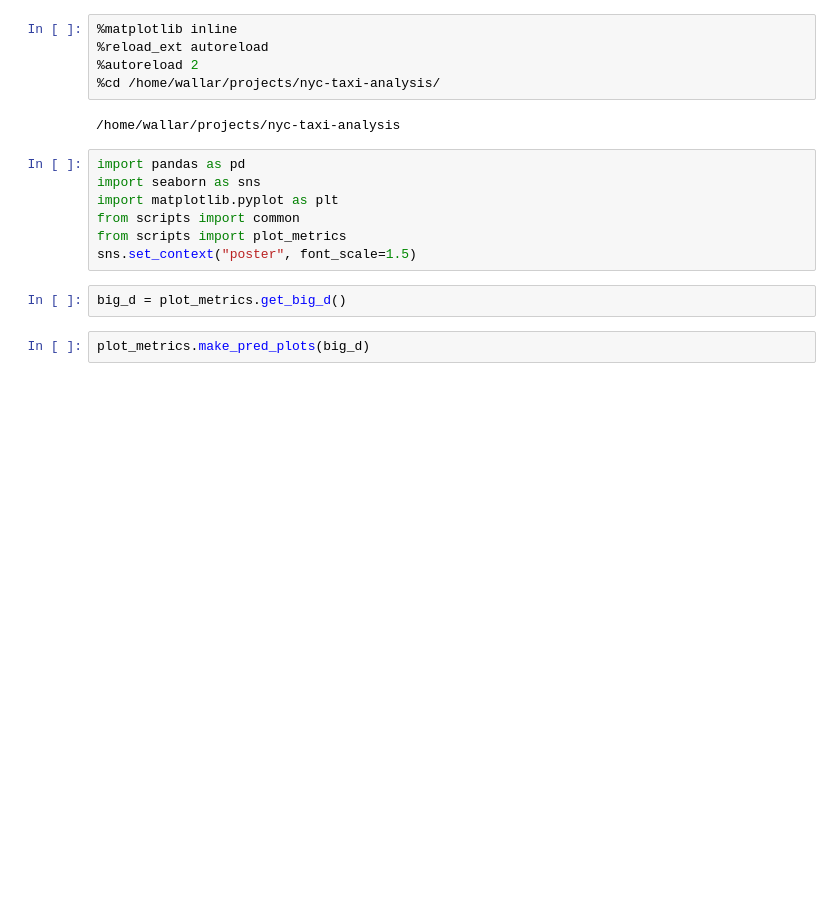
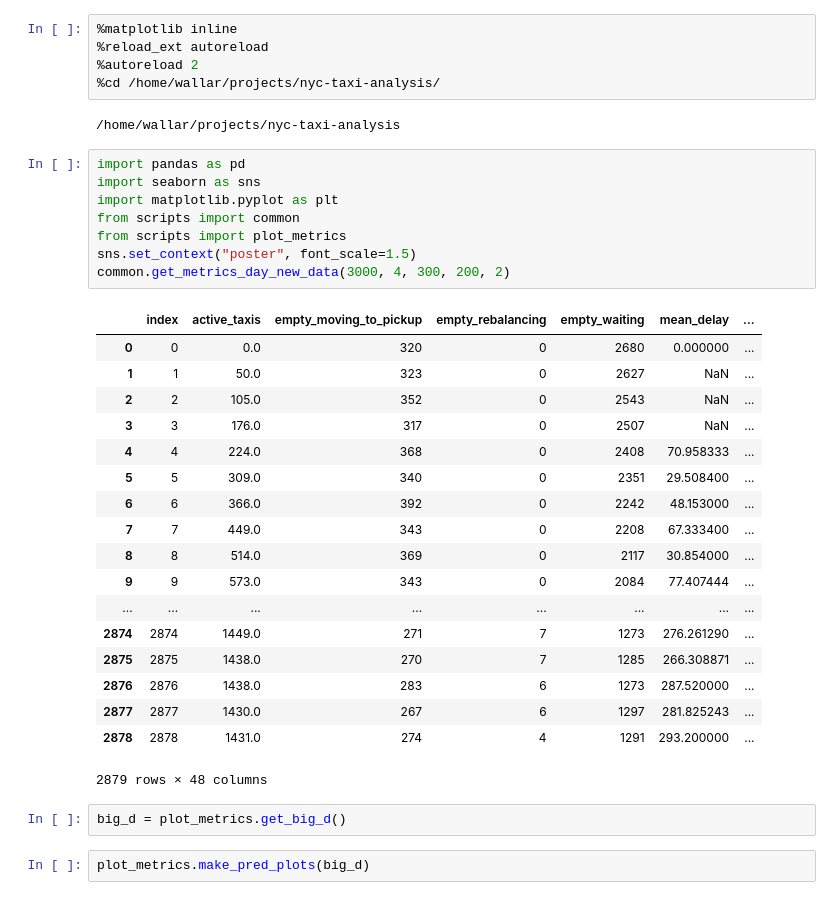
Before and after one commit to a20r/nyc-taxi-analysis, a Jupyter notebook: notebooks/plotting.ipynb, the cells around one changed output. Saved outputs shown, nothing was run; the diff lists cells and outputs as text; blank space fills up the shorter version.

```diff
--- a/notebooks/plotting.ipynb
+++ b/notebooks/plotting.ipynb
@@ -8,10 +8,30 @@
 # %%
 import pandas as pd
 import seaborn as sns
 import matplotlib.pyplot as plt
 from scripts import common
 from scripts import plot_metrics
 sns.set_context("poster", font_scale=1.5)
+common.get_metrics_day_new_data(3000, 4, 300, 200, 2)
+# %% [output]
+|  | index | active_taxis | empty_moving_to_pickup | empty_rebalancing | empty_waiting | mean_delay | ... |
+| 0 | 0 | 0.0 | 320 | 0 | 2680 | 0.000000 | ... |
+| 1 | 1 | 50.0 | 323 | 0 | 2627 | NaN | ... |
+| 2 | 2 | 105.0 | 352 | 0 | 2543 | NaN | ... |
+| 3 | 3 | 176.0 | 317 | 0 | 2507 | NaN | ... |
+| 4 | 4 | 224.0 | 368 | 0 | 2408 | 70.958333 | ... |
+| 5 | 5 | 309.0 | 340 | 0 | 2351 | 29.508400 | ... |
+| 6 | 6 | 366.0 | 392 | 0 | 2242 | 48.153000 | ... |
+| 7 | 7 | 449.0 | 343 | 0 | 2208 | 67.333400 | ... |
+| 8 | 8 | 514.0 | 369 | 0 | 2117 | 30.854000 | ... |
+| 9 | 9 | 573.0 | 343 | 0 | 2084 | 77.407444 | ... |
+| ... | ... | ... | ... | ... | ... | ... | ... |
+| 2874 | 2874 | 1449.0 | 271 | 7 | 1273 | 276.261290 | ... |
+| 2875 | 2875 | 1438.0 | 270 | 7 | 1285 | 266.308871 | ... |
+| 2876 | 2876 | 1438.0 | 283 | 6 | 1273 | 287.520000 | ... |
+| 2877 | 2877 | 1430.0 | 267 | 6 | 1297 | 281.825243 | ... |
+| 2878 | 2878 | 1431.0 | 274 | 4 | 1291 | 293.200000 | ... |
+2879 rows × 48 columns
 # %%
 big_d = plot_metrics.get_big_d()
 # %%
```
Also changed, not shown: parts of 3 cells of this notebook, 24 other files.
